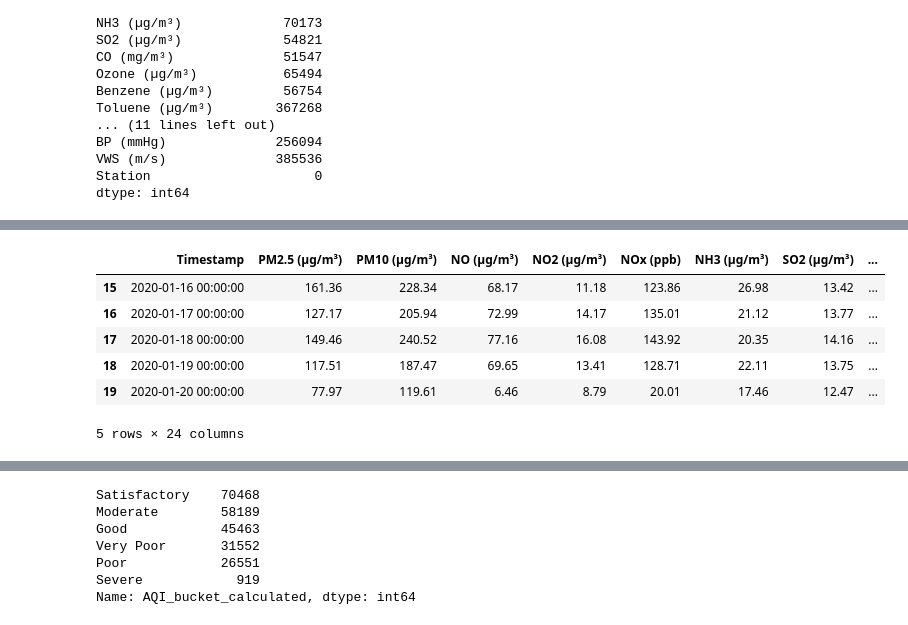
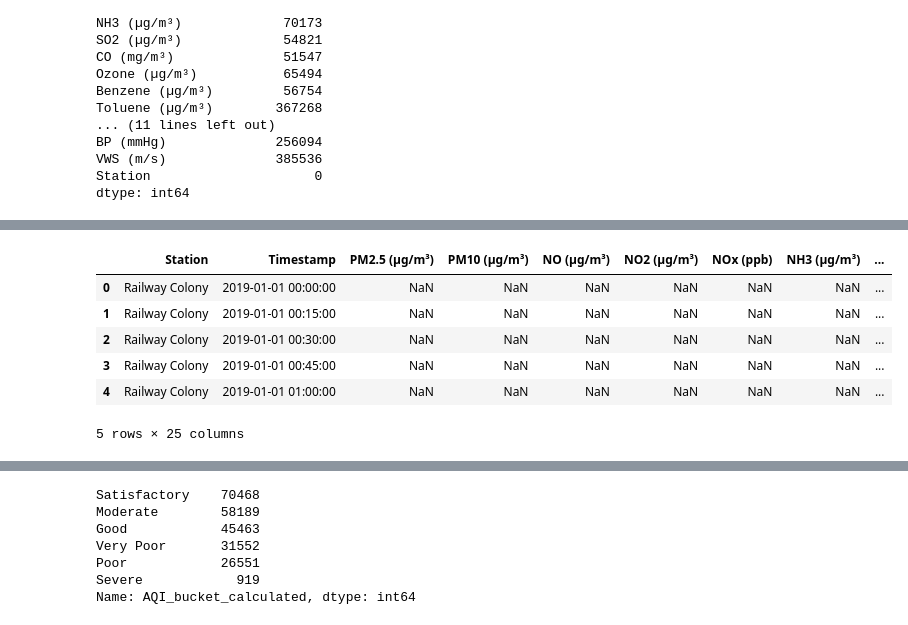
Before and after one commit to GullibleSandwich/ML-Project-CS361, a Jupyter notebook: preprocessing.ipynb, the cells around one changed output, grey strips where cells are left out. Cells and saved outputs as stored; diff of their text form; code cells hidden in the pictures.

```diff
--- a/preprocessing.ipynb
+++ b/preprocessing.ipynb
@@ -295,7 +270,7 @@ def get_NOx_subindex(x):
     else:
         return 0
 
-df_1d_clean["NOx_SubIndex"] = df_1d_clean["NOx_24hr_avg"].apply(lambda x: get_NOx_subindex(x))
+df_15m_nan["NOx_SubIndex"] = df_15m_nan["NOx_24hr_avg"].apply(lambda x: get_NOx_subindex(x))
 df_15m_clean["NOx_SubIndex"] = df_15m_clean["NOx_24hr_avg"].apply(lambda x: get_NOx_subindex(x))
 # %%
 ## NH3 Sub-Index calculation
@@ -315,7 +290,7 @@ def get_NH3_subindex(x):
     else:
         return 0
 
-df_1d_clean["NH3_SubIndex"] = df_1d_clean["NH3_24hr_avg"].apply(lambda x: get_NH3_subindex(x))
+df_15m_nan["NH3_SubIndex"] = df_15m_nan["NH3_24hr_avg"].apply(lambda x: get_NH3_subindex(x))
 df_15m_clean["NH3_SubIndex"] = df_15m_clean["NH3_24hr_avg"].apply(lambda x: get_NH3_subindex(x))
 # %%
 ## CO Sub-Index calculation
@@ -335,7 +310,7 @@ def get_CO_subindex(x):
     else:
         return 0
 
-df_1d_clean["CO_SubIndex"] = df_1d_clean["CO_8hr_max"].apply(lambda x: get_CO_subindex(x))
+df_15m_nan["CO_SubIndex"] = df_15m_nan["CO_8hr_max"].apply(lambda x: get_CO_subindex(x))
 df_15m_clean["CO_SubIndex"] = df_15m_clean["CO_8hr_max"].apply(lambda x: get_CO_subindex(x))
 # %%
 ## O3 Sub-Index calculation
@@ -355,18 +330,18 @@ def get_O3_subindex(x):
     else:
         return 0
 
-df_1d_clean["O3_SubIndex"] = df_1d_clean["O3_8hr_max"].apply(lambda x: get_O3_subindex(x))
+df_15m_nan["O3_SubIndex"] = df_15m_nan["O3_8hr_max"].apply(lambda x: get_O3_subindex(x))
 df_15m_clean["O3_SubIndex"] = df_15m_clean["O3_8hr_max"].apply(lambda x: get_O3_subindex(x))
 # %%
-df_1d_clean.head() # 17+7 cols
+df_15m_nan.head() # 17+7 cols
 # %% [output]
-|  | Timestamp | PM2.5 (µg/m³) | PM10 (µg/m³) | NO (µg/m³) | NO2 (µg/m³) | NOx (ppb) | NH3 (µg/m³) | SO2 (µg/m³) | ... |
-| 15 | 2020-01-16 00:00:00 | 161.36 | 228.34 | 68.17 | 11.18 | 123.86 | 26.98 | 13.42 | ... |
-| 16 | 2020-01-17 00:00:00 | 127.17 | 205.94 | 72.99 | 14.17 | 135.01 | 21.12 | 13.77 | ... |
-| 17 | 2020-01-18 00:00:00 | 149.46 | 240.52 | 77.16 | 16.08 | 143.92 | 20.35 | 14.16 | ... |
-| 18 | 2020-01-19 00:00:00 | 117.51 | 187.47 | 69.65 | 13.41 | 128.71 | 22.11 | 13.75 | ... |
-| 19 | 2020-01-20 00:00:00 | 77.97 | 119.61 | 6.46 | 8.79 | 20.01 | 17.46 | 12.47 | ... |
+|  | Station | Timestamp | PM2.5 (µg/m³) | PM10 (µg/m³) | NO (µg/m³) | NO2 (µg/m³) | NOx (ppb) | NH3 (µg/m³) | ... |
+| 0 | Railway Colony | 2019-01-01 00:00:00 | NaN | NaN | NaN | NaN | NaN | NaN | ... |
+| 1 | Railway Colony | 2019-01-01 00:15:00 | NaN | NaN | NaN | NaN | NaN | NaN | ... |
+| 2 | Railway Colony | 2019-01-01 00:30:00 | NaN | NaN | NaN | NaN | NaN | NaN | ... |
+| 3 | Railway Colony | 2019-01-01 00:45:00 | NaN | NaN | NaN | NaN | NaN | NaN | ... |
+| 4 | Railway Colony | 2019-01-01 01:00:00 | NaN | NaN | NaN | NaN | NaN | NaN | ... |
-5 rows × 24 columns
+5 rows × 25 columns
 # %%
 df_15m_clean.head() # 17+7 cols
 # %% [output]
```
Also changed, not shown: parts of 19 cells of this notebook, 2 other files.
